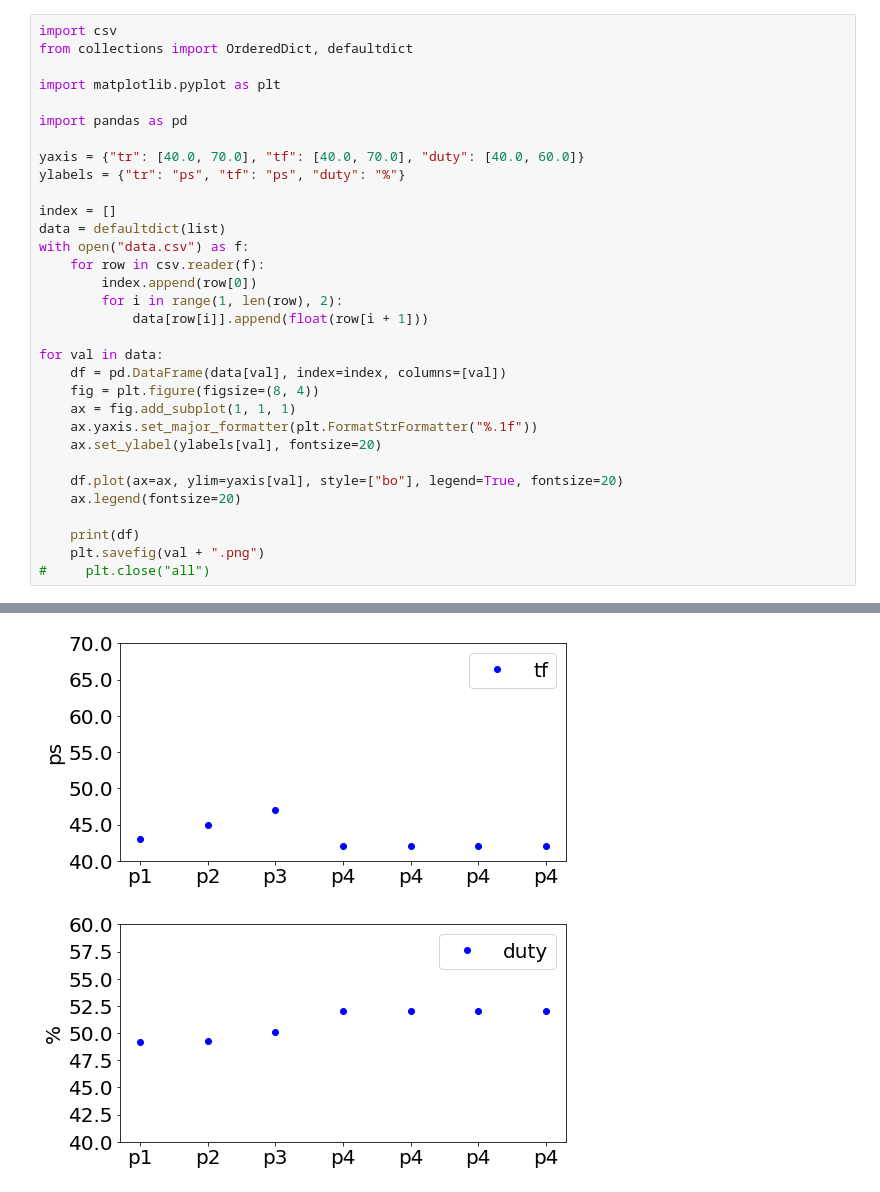
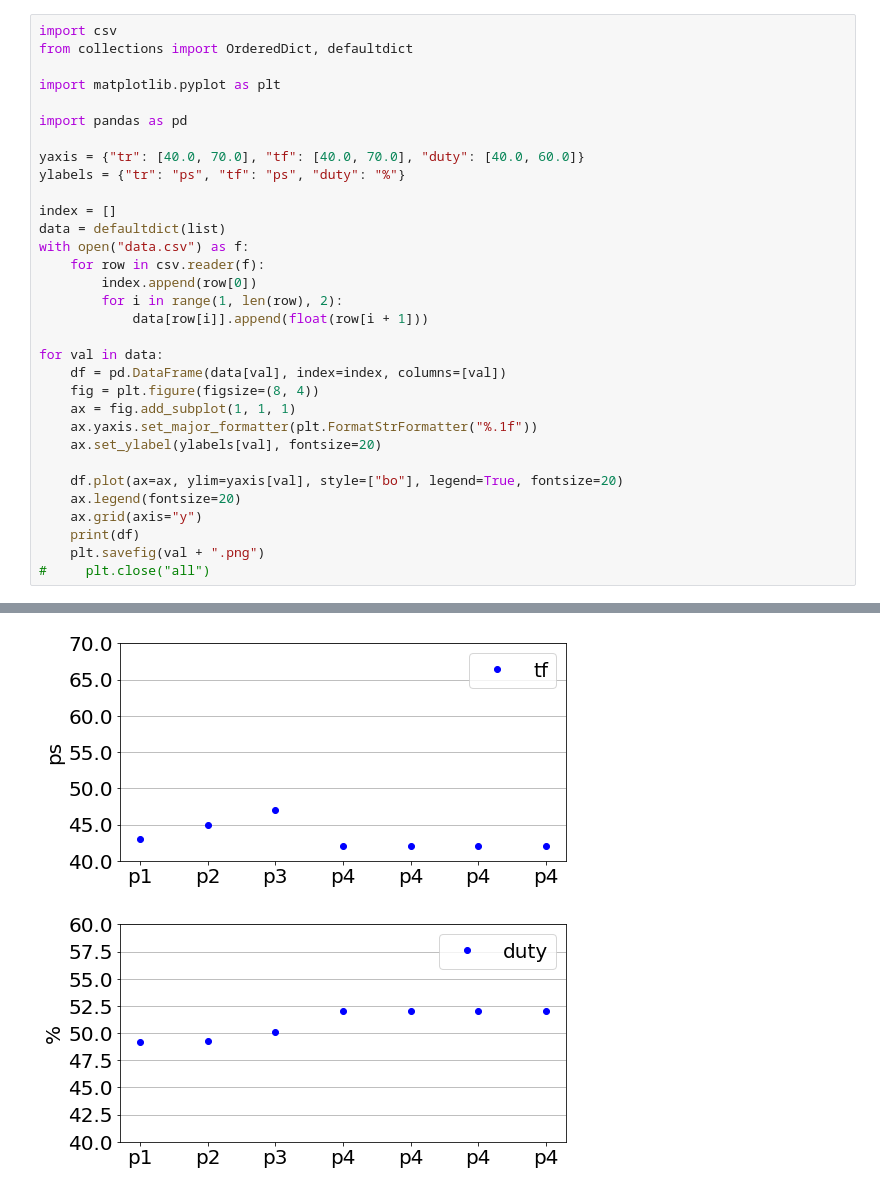
Before and after one commit to ri003074/Python3, a Jupyter notebook: src/pandas/trtf/sample_make_graph_all_data.ipynb, the cells around one changed output, grey strips where cells are left out. Drawn from its saved outputs; the diff is of its cells as text.

Commit message:
add grid

```diff
--- a/src/pandas/trtf/sample_make_graph_all_data.ipynb
+++ b/src/pandas/trtf/sample_make_graph_all_data.ipynb
@@ -26,7 +26,7 @@ for val in data:
 
     df.plot(ax=ax, ylim=yaxis[val], style=["bo"], legend=True, fontsize=20)
     ax.legend(fontsize=20)
-
+    ax.grid(axis="y")
     print(df)
     plt.savefig(val + ".png")
 #     plt.close("all")
@@ -52,2 +52,2 @@ p4  52.0
-[figure, old version]
+[figure, new version]
-[figure, old version]
+[figure, new version]
```
Also changed, not shown: parts of 1 cell of this notebook, 3 other files.
